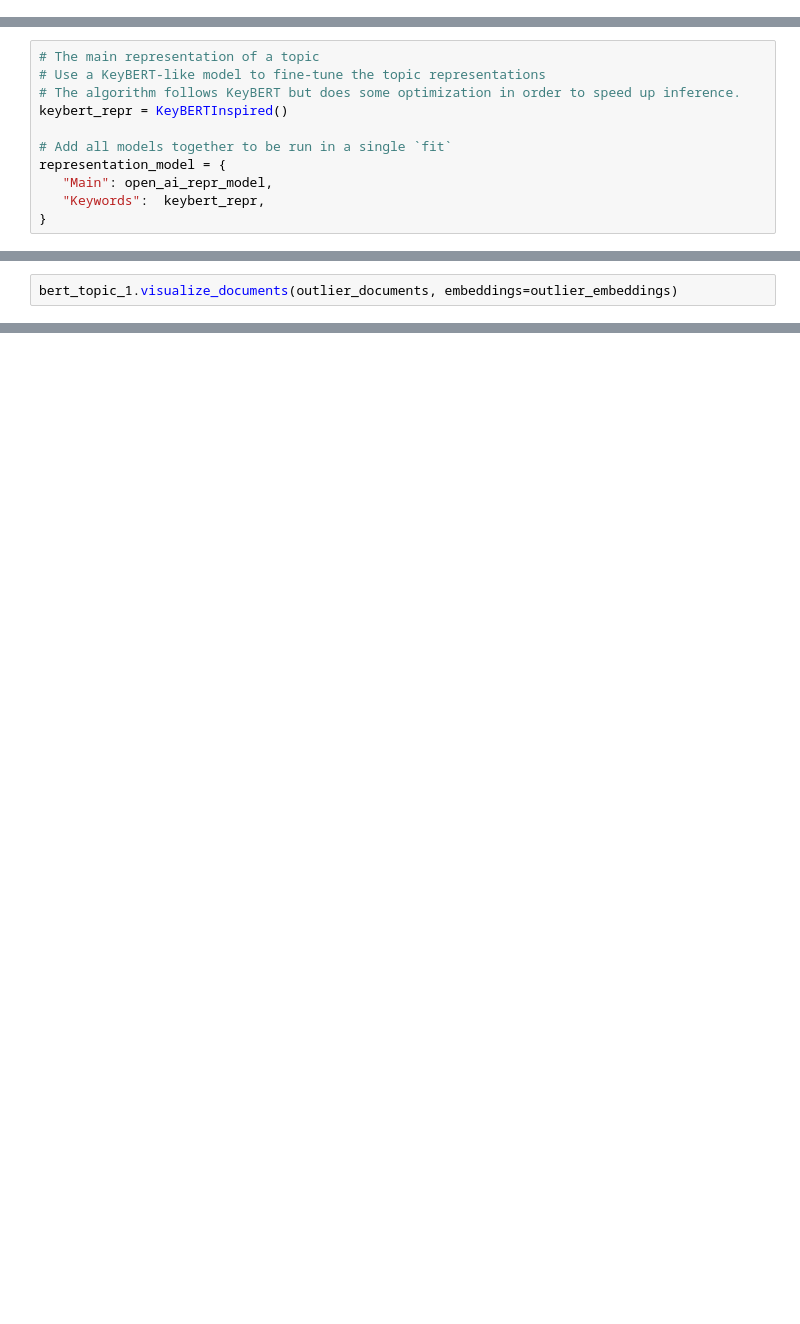
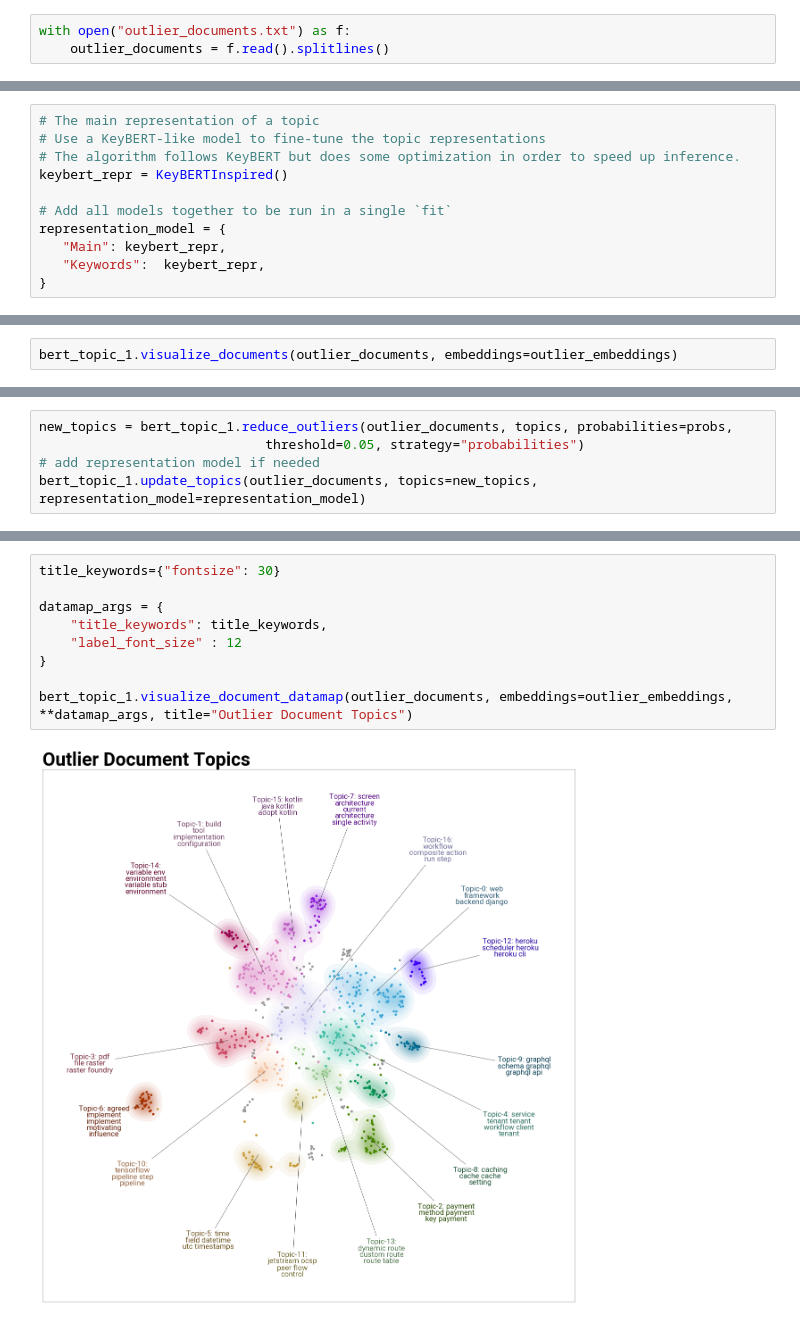
Before and after one commit to nickkatsios/ADR-thesis, a Jupyter notebook: src/analysis/outlier_analysis.ipynb, the cells around one changed output, grey strips where cells are left out. Drawn from its saved outputs; the diff is of its cells as text; blank space fills up the shorter version.

```diff
--- a/src/analysis/outlier_analysis.ipynb
+++ b/src/analysis/outlier_analysis.ipynb
@@ -27,6 +27,9 @@ load_dotenv()
 
 # Path to the ADR directory
 adr_directory = "../../data/ADRs-Updated"
+# %%
+with open("outlier_documents.txt") as f:
+    outlier_documents = f.read().splitlines()
 # %%
 prompt = """
 I have a topic that contains the following documents:
@@ -53,7 +55,7 @@ keybert_repr = KeyBERTInspired()
 
 # Add all models together to be run in a single `fit`
 representation_model = {
-   "Main": open_ai_repr_model,
+   "Main": keybert_repr,
    "Keywords":  keybert_repr,
 }
 # %%
@@ -88,0 +119,5 @@ bert_topic_1.visualize_documents(outlier_documents, embeddings=outlier_embedding
+# %%
+new_topics = bert_topic_1.reduce_outliers(outlier_documents, topics, probabilities=probs,
+                             threshold=0.05, strategy="probabilities")
+# add representation model if needed
+bert_topic_1.update_topics(outlier_documents, topics=new_topics, representation_model=representation_model)
@@ -88,0 +148,11 @@ bert_topic_1.visualize_documents(outlier_documents, embeddings=outlier_embedding
+# %%
+title_keywords={"fontsize": 30}
+
+datamap_args = {
+    "title_keywords": title_keywords,
+    "label_font_size" : 12
+}
+
+bert_topic_1.visualize_document_datamap(outlier_documents, embeddings=outlier_embeddings, **datamap_args, title="Outlier Document Topics")
+# %% [output]
+[figure, added]
```
Also changed, not shown: parts of 8 cells of this notebook, 3 other files.
